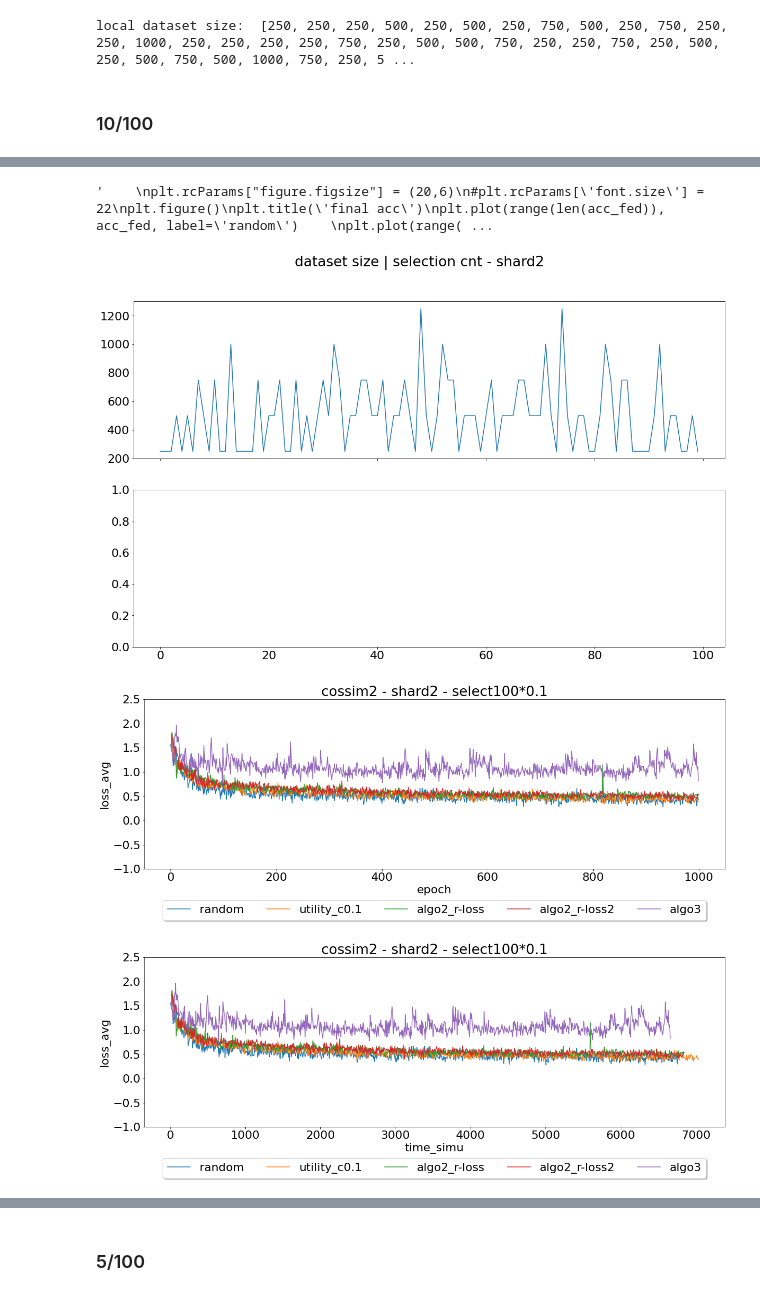
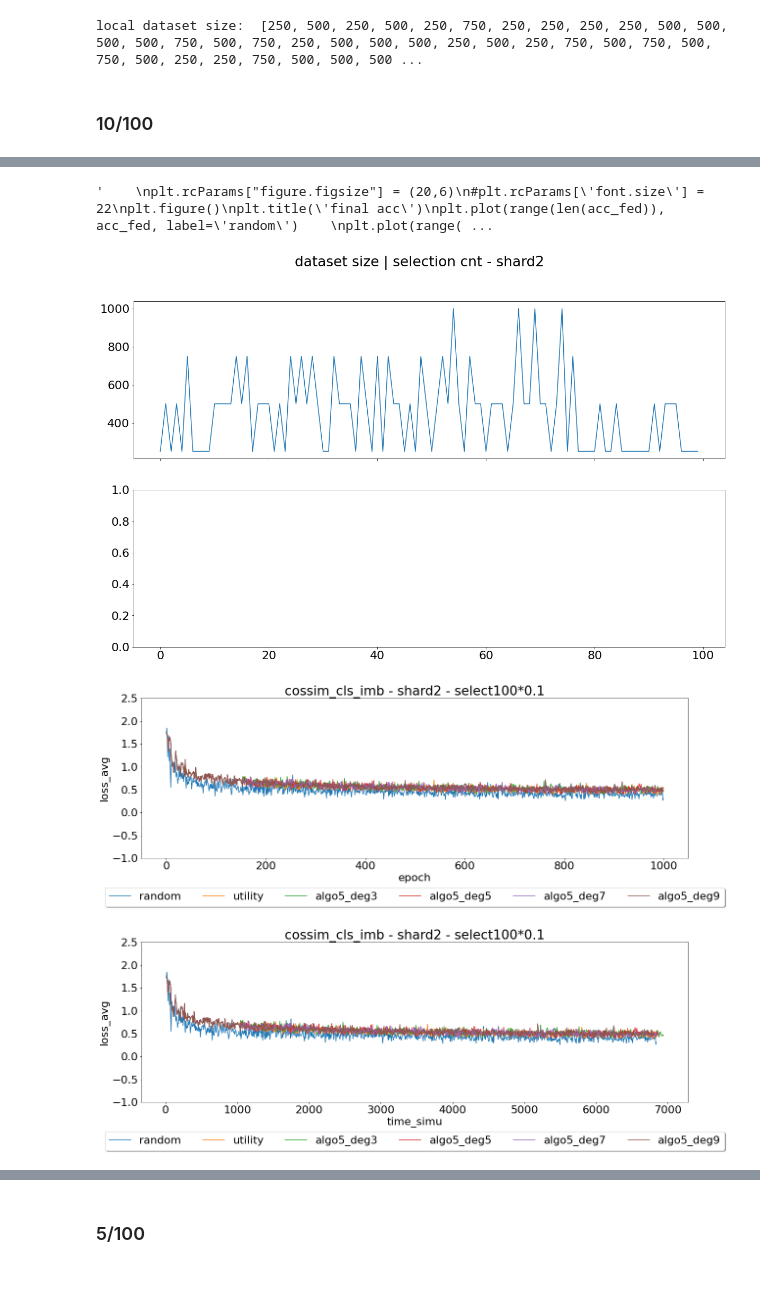
Before and after one commit to yhyeh/Fedcism, a Jupyter notebook: my_results_algo1.ipynb, the cells around one changed output, grey strips where cells are left out. Drawn from its saved outputs; the diff is of its cells as text; code cells hidden in the pictures.

Commit message:
Add option for algo5 degree

```diff
--- a/my_results_algo1.ipynb
+++ b/my_results_algo1.ipynb
@@ -14,7 +14,7 @@ plt.rcParams["figure.figsize"] = (20,6)
 plt.rcParams['font.size'] = 22
 # %%
 num_users = 100
-frac = 0.1
+frac = 0.05
 local_ep = 1
 unbalanced = True
 
@@ -33,7 +33,8 @@ else:
 
 iid = False
 if unbalanced:
-    data_dict_fname = 'unbalanced_dict_users_2.pkl'
+    #data_dict_fname = 'unbalanced_dict_users_2.pkl'
+    data_dict_fname = 'clsimb_dict_users.pkl'
 else:
     data_dict_fname = 'shared_dict_users.pkl'
 
@@ -48,7 +49,8 @@ print(runs)
 #runs = ['selection'] # diff data distribution
 #runs = ['selection1', 'selection2', 'selection3', 'selection4', 'selection5']
 #runs = ['selection1']
-runs = ['cossim2']
+runs = ['cossim_cls_imb']
 #runs = ['cossim_test']
 print(runs)
+print(os.listdir(os.path.join(base_dir, runs[0])))
 # %% [output]
@@ -57,5 +60,7 @@ print(runs)
 # %%
-data_dict_path = os.path.join(base_dir, data_dict_fname)
+shard_path = './save/{}/data_distr/num{}/shard{}/'.format(
+        dataset, num_users, shard_per_user)
+data_dict_path = os.path.join(shard_path, data_dict_fname)
 with open(data_dict_path, 'rb') as handle:
     (dict_users_train, dict_users_test, _) = pickle.load(handle)
 local_data_size = []
@@ -63,7 +68,7 @@ for idx in range(num_users):
     local_data_size.append(len(dict_users_train[idx]))
 print('local dataset size: ', local_data_size)
 # %% [output]
-local dataset size:  [250, 250, 250, 500, 250, 500, 250, 750, 500, 250, 750, 250, 250, 1000, 250, 250, 250, 250, 750, 250, 500, 500, 750, 250, 250, 750, 250, 500, 250, 500, 750, 500, 1000, 750, 250, 5 ...
+local dataset size:  [250, 500, 250, 500, 250, 750, 250, 250, 250, 250, 500, 500, 500, 500, 750, 500, 750, 250, 500, 500, 500, 250, 500, 250, 750, 500, 750, 500, 750, 500, 250, 250, 750, 500, 500, 500 ...
 # %% [markdown]
 ### 10/100
 # %%
@@ -123,12 +128,11 @@ for idx, run in enumerate(runs):
     #utility_algos.extend(gamma_path)
 
     #utility_algos = ['utility_c0.1', 'algo1_r0.1', 'algo1_r1.0', 'algo1_r2.0']
-    utility_algos = ['utility_c0.1',
-                     #'algo1_r0.1', 'algo1_r1.0', 'algo1_r2.0'
-                     'algo2_r-loss', 'algo2_r-loss2',
-                     'algo3'
+    utility_algos = ['utility',
+                     #'algo1_r1.0',#'algo2_sq',
+                     #'algo2_loss-ratio',
+                     'algo5_deg3', 'algo5_deg5', 'algo5_deg7', 'algo5_deg9'
                     ]
-
 
     df_utility = {} # algo -> df of result
     slctcnt = {}
@@ -253,4 +259,4 @@ bacc summary: [57.39, 55.77, 58.83, 57.59, 24.25]
 '    \nplt.rcParams["figure.figsize"] = (20,6)\n#plt.rcParams[\'font.size\'] = 22\nplt.figure()\nplt.title(\'final acc\')\nplt.plot(range(len(acc_fed)), acc_fed, label=\'random\')    \nplt.plot(range( ...
-[figure, old version]
+[figure, new version]
-[figure, old version]
+[figure, new version]
-[figure, old version]
+[figure, new version]
```
Also changed, not shown: parts of 4 cells of this notebook, 3 other files.
